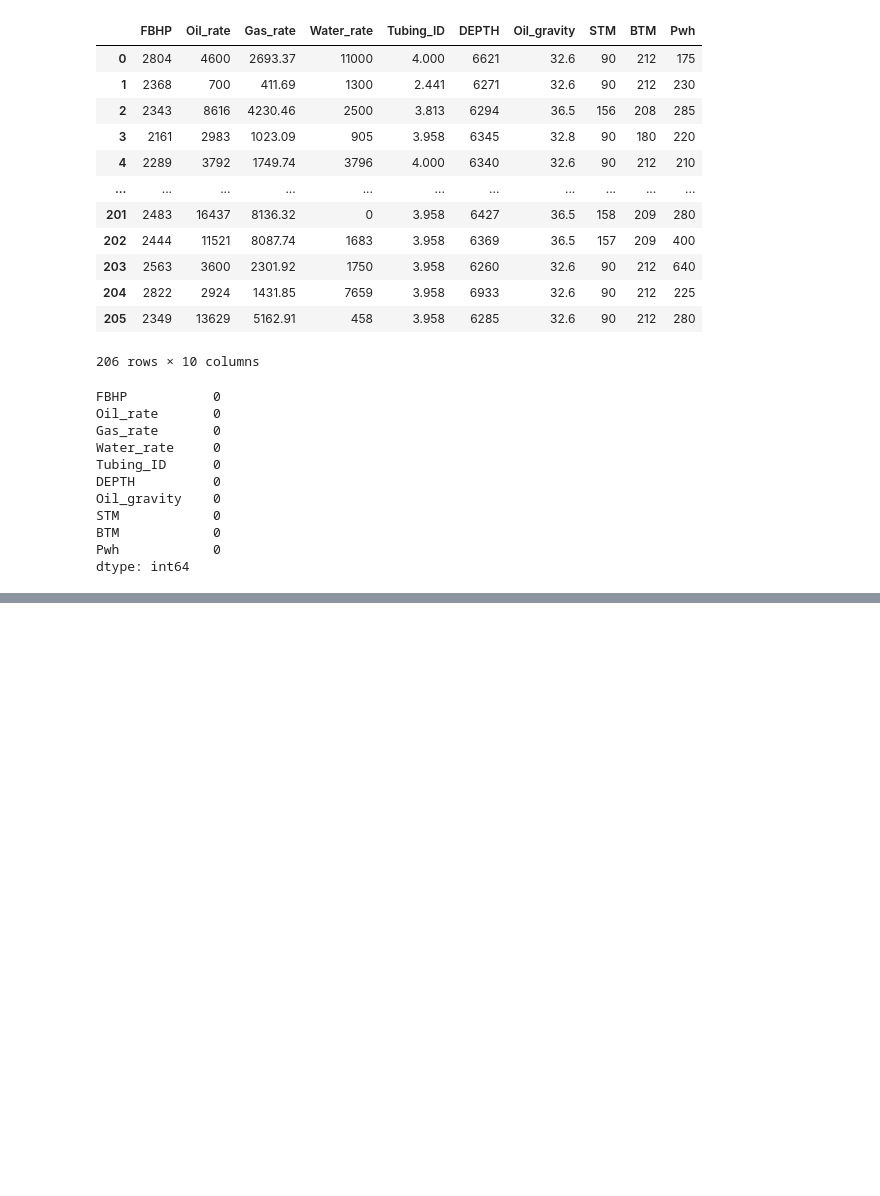
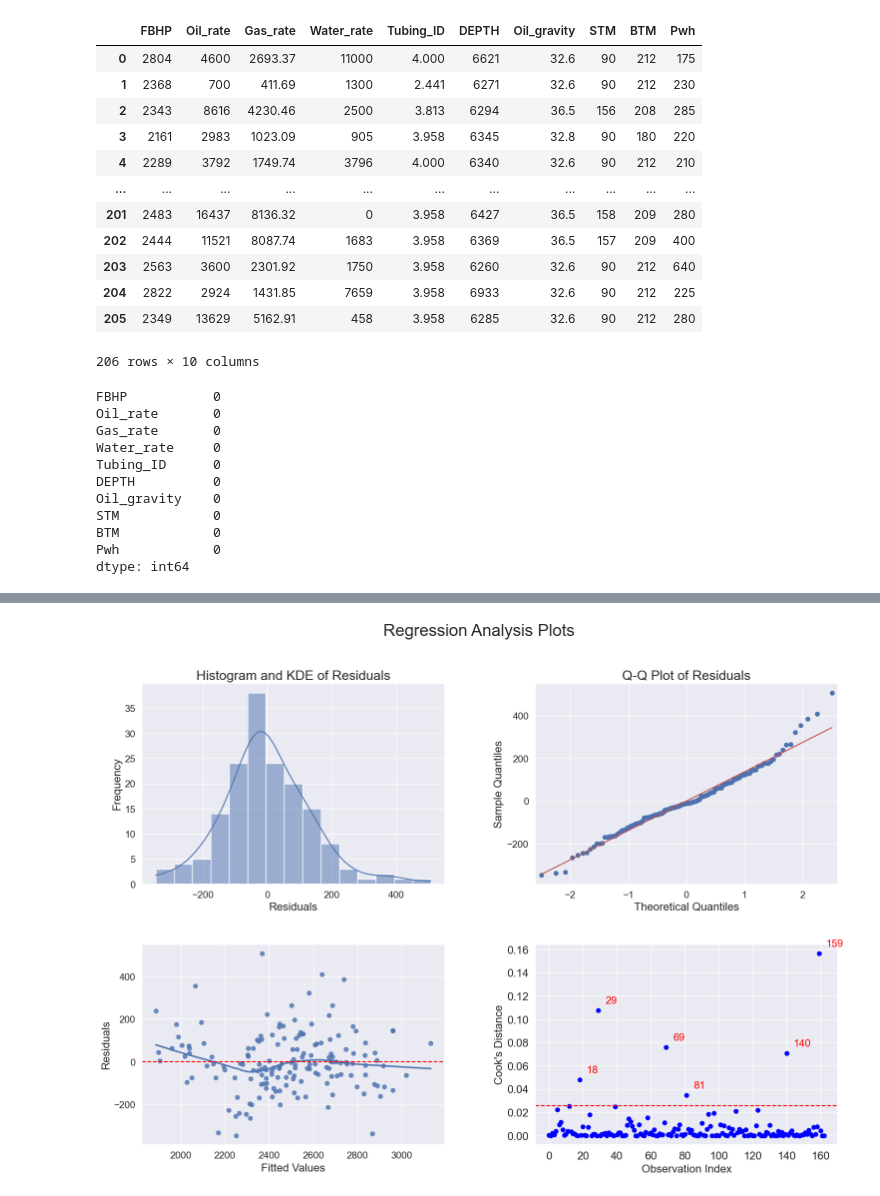
Before and after one commit to ashrafalaghbari/ProBHP, a Jupyter notebook: FBHP_prediction.ipynb, the cells around one changed output, grey strips where cells are left out. Saved outputs shown, nothing was run; the diff lists cells and outputs as text; code cells hidden in the pictures; blank space fills up the shorter version.

```diff
--- a/FBHP_prediction.ipynb
+++ b/FBHP_prediction.ipynb
@@ -490,0 +265,9 @@ plt.show()
+# %%
+# Normalize the training and test data
+scaler = MinMaxScaler()
+scaled_train_X= scaler.fit_transform(train_X)
+scaled_test_X= scaler.transform(test_X)
+scaled_train_X = pd.DataFrame(scaled_train_X, columns = train_X.columns)
+scaled_test_X = pd.DataFrame(scaled_test_X, columns = test_X.columns)
+print(f'Training set: {scaled_train_X.shape} shape')
+print(f'Test set: {scaled_test_X.shape} shape')
@@ -490,0 +372,8 @@ plt.show()
+# %%
+#fit a MLR model
+predictors = sm.add_constant(scaled_train_X[['Oil_rate_c_squared', 'DEPTH','Water_rate','Tubing_Id_1.995', 'Pwh']])
+# reset the index
+reindexed_train_y = train_y.reset_index(drop=True)
+# Fit the MLR model
+model = sm.OLS(reindexed_train_y, predictors).fit()
+print(model.summary())
@@ -490,0 +400,81 @@ plt.show()
+# %%
+exog = model.model.exog
+resid = model.resid
+
+# Set the style of the plot
+sns.set_style('darkgrid')
+
+# Create a figure with two subplots, arranged in a 2x2 grid
+fig, ((ax1, ax2), (ax3, ax4)) = plt.subplots(2, 2, figsize=(18, 12))
+
+# Plot the histogram and KDE on the first subplot
+sns.histplot(resid, kde=True, ax=ax1)
+ax1.set_title('Histogram and KDE of Residuals')
+
+# Set the font size for the axes labels and ticks for the first subplot
+ax1.tick_params(labelsize=14)
+ax1.set_xlabel('Residuals', fontsize=16)
+ax1.set_ylabel('Frequency', fontsize=16)
+
+
+
+# Generate the Q-Q plot on the second subplot
+sm.qqplot(resid, line='s', ax=ax2)
+ax2.set_title('Q-Q Plot of Residuals')
+
+# Set the font size for the axes labels and ticks for the third subplot
+ax2.tick_params(labelsize=14)
+ax2.set_xlabel('Theoretical Quantiles', fontsize=16)
+ax2.set_ylabel('Sample Quantiles', fontsize=16)
+
+
+# Plot the residual plot on the third subplot
+# sns.regplot(x=model.fittedvalues, y=resid, lowess=True, scatter_kws={"color": "blue", "alpha": 0.3, "s": 100})
+sns.regplot(x=model.fittedvalues, y=resid, lowess=True, ax=ax3)
+# Add horizontal lines at y=300 and y=-300 on the second subplot
+# ax3.axhline(y=300, color='red', linestyle='--')
+ax3.axhline(y=-0, color='red', linestyle='--')
+
+# Increase font size of x and y labels and ticks for the second subplot
+ax3.set_xlabel('Fitted Values', fontsize=16)
+ax3.set_ylabel('Residuals', fontsize=16)
+ax3.tick_params(labelsize=14)
+
+
+# Calculate Cook's distance
+influence = model.get_influence()
+cooks_d = influence.cooks_distance[0]
+
+# Observations that have a Cook-distance value that is 4 times larger than the mean value of
+# Cook-distance will be classified as influential observations
+threshold = cooks_d.mean() * 4
+influential_points = np.where(cooks_d > threshold)[0]
+
+# Create the Cook's distance plot on the fourth subplot
+ax4.scatter(range(len(exog)), cooks_d, color='blue')
+
+# Add a horizontal line showing the threshold
+ax4.axhline(y=threshold, color='red', linestyle='--')
+
+# Label the influential points on the Cook's distance plot
+for i in influential_points:
+    ax4.annotate(str(i), (i, cooks_d[i]), xytext=(10, 10), textcoords='offset points', fontsize=15, color='red')
+
+# Set the font size for the axes labels and ticks for the fourth subplot
+ax4.tick_params(labelsize=14)
+ax4.set_xlabel('Observation Index', fontsize=16)
+ax4.set_ylabel("Cook's Distance", fontsize=16)
+
+# Add labels and title to the plot
+fig.suptitle('Regression Analysis Plots', fontsize=24)
+
+# Set the font size of the tick labels
+plt.tick_params(labelsize=16)
+
+# Adjust the spacing between subplots
+plt.subplots_adjust(wspace=0.3, hspace=0.3)
+
+# Show the plot
+plt.show()
+# %% [output]
+[figure, added]
```
Also changed, not shown: parts of 54 cells of this notebook.
